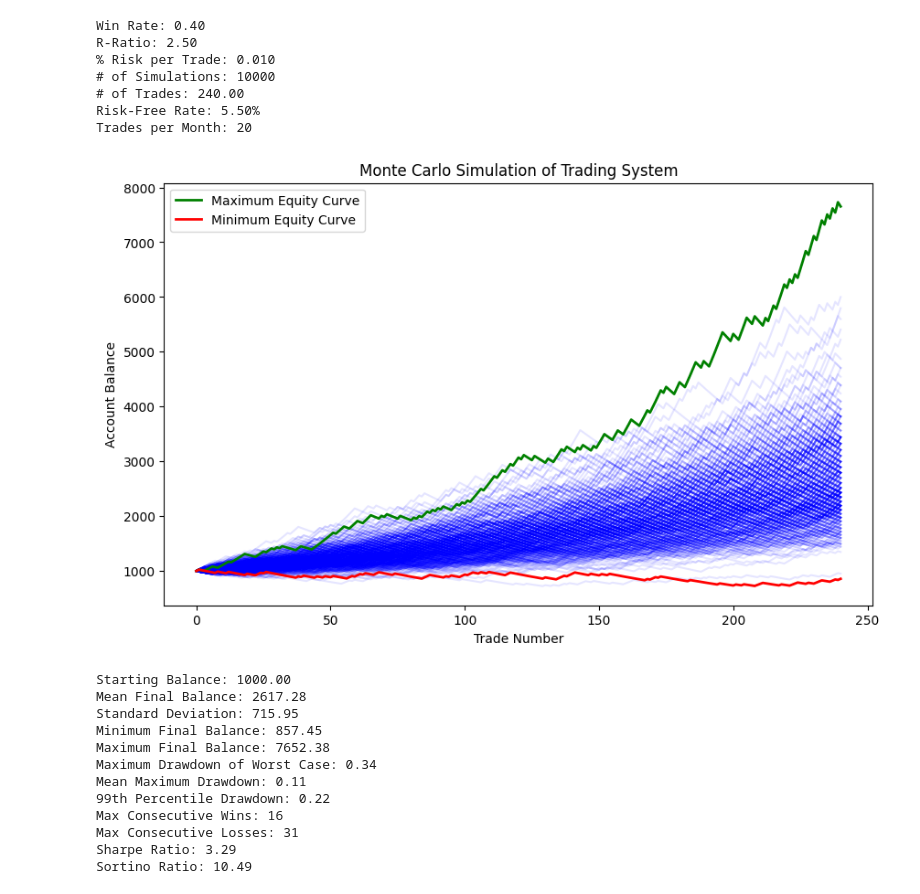
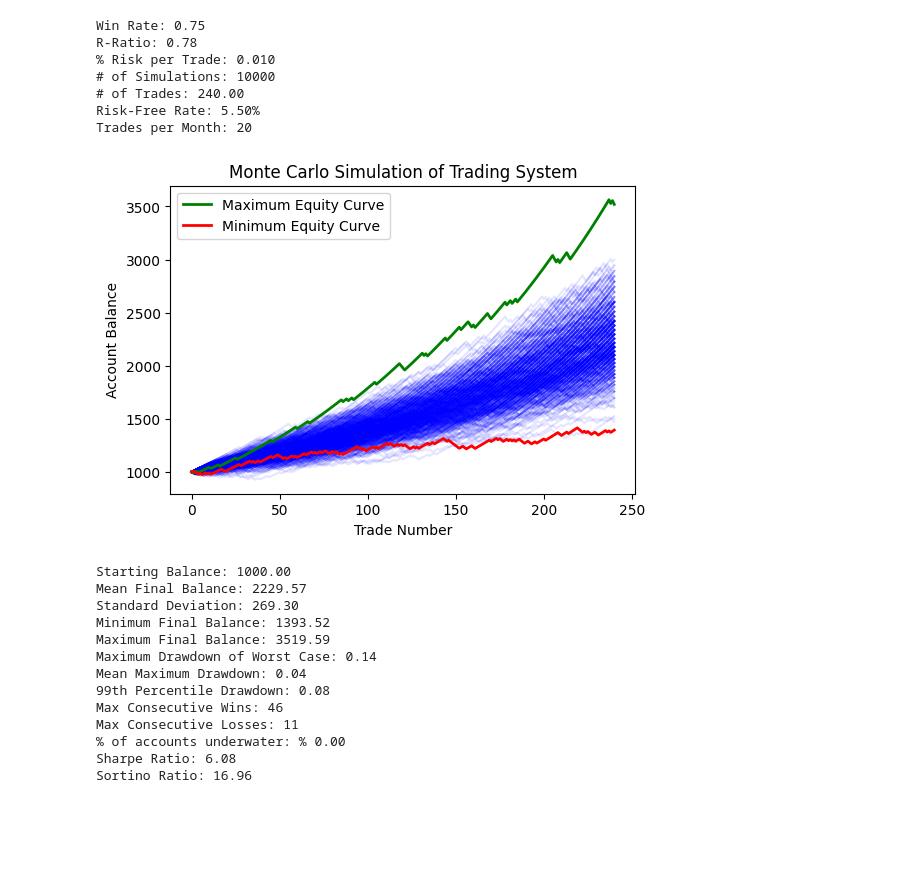
Before and after one commit to ergodique/Portfolio, a Jupyter notebook: Monte Carlo Simulation Equity Curve/monte_carlo_jupyter_version.ipynb, the cells around one changed output. Saved outputs shown, nothing was run; the diff lists cells and outputs as text; code cells hidden in the pictures; blank space fills up the shorter version.

Commit message:
mc % of accs underwater eklendi.

```diff
--- a/Monte Carlo Simulation Equity Curve/monte_carlo_jupyter_version.ipynb
+++ b/Monte Carlo Simulation Equity Curve/monte_carlo_jupyter_version.ipynb
@@ -34,6 +34,7 @@ def monte_carlo_simulation(win_rate, reward_to_risk, risk_per_trade, num_simulat
     all_monthly_returns = []
     max_consecutive_wins = []
     max_consecutive_losses = []
+    total_numof_account_underwater = 0
 
     start_balance = 1000
 
@@ -47,7 +48,7 @@ def monte_carlo_simulation(win_rate, reward_to_risk, risk_per_trade, num_simulat
         max_losses = 0
 
         for trade in range(1, num_trades + 1):
-            if np.random.rand() < win_rate:
+            if np.random.rand() <= win_rate:
                 # Win trade
                 balance += balance * risk_per_trade * reward_to_risk
                 consecutive_wins += 1
@@ -70,6 +71,9 @@ def monte_carlo_simulation(win_rate, reward_to_risk, risk_per_trade, num_simulat
 
             balances.append(balance)
 
+        if balance < start_balance:
+            total_numof_account_underwater += 1
+
         all_balances.append(balances)
         final_balances.append(balance)
         max_drawdowns.append(max(calculate_drawdown(balances)))
@@ -81,7 +85,7 @@ def monte_carlo_simulation(win_rate, reward_to_risk, risk_per_trade, num_simulat
     random_indices = random.sample(range(num_simulations), min(500, num_simulations))
 
     # Plot the results
-    plt.figure(figsize=(10, 6))
+    plt.figure(figsize=(6, 4))
     for idx in random_indices:
         plt.plot(all_balances[idx], color='blue', alpha=0.1)
 
@@ -108,55 +112,57 @@ def monte_carlo_simulation(win_rate, reward_to_risk, risk_per_trade, num_simulat
     print(f'99th Percentile Drawdown: {drawdown_99_percentile:.2f}')
     print(f'Max Consecutive Wins: {np.max(max_consecutive_wins)}')
     print(f'Max Consecutive Losses: {np.max(max_consecutive_losses)}')
+    print(f'% of accounts underwater: % {(total_numof_account_underwater/num_simulations*100):.2f}')
 
     # Flatten all monthly returns to calculate Sharpe and Sortino ratios
     all_monthly_returns_flat = np.concatenate(all_monthly_returns)
 
     sharpe_ratio = calculate_sharpe_ratio(all_monthly_returns_flat, risk_free_rate)
     sortino_ratio = calculate_sortino_ratio(all_monthly_returns_flat, risk_free_rate)
 
     print(f'Sharpe Ratio: {sharpe_ratio:.2f}')
     print(f'Sortino Ratio: {sortino_ratio:.2f}')
 
 # Example usage
-win_rate = 0.40  # put win rate here
-reward_to_risk = 2.5  # Reward to risk ratio
+win_rate = 0.75  # put win rate here
+reward_to_risk = 845.25/1084  # Reward to risk ratio
 risk_per_trade = 0.01  # Risking % of the trade
 num_simulations = 10000  # Run X number of simulations
 trades_per_month = 20  # Number of trades per month
 num_trades = 12*trades_per_month*1  # Each simulation runs for X trades
 
 risk_free_rate = 0.055  # Annual risk-free rate
 
 print(f'Win Rate: {win_rate:.2f}')
 print(f'R-Ratio: {reward_to_risk:.2f}')
 print(f'% Risk per Trade: {risk_per_trade:.3f}')
 print(f'# of Simulations: {num_simulations:.0f}')
 print(f'# of Trades: {num_trades:.2f}')
 print(f'Risk-Free Rate: {risk_free_rate:.2%}')
 print(f'Trades per Month: {trades_per_month}')
 
 monte_carlo_simulation(win_rate, reward_to_risk, risk_per_trade, num_simulations, num_trades, trades_per_month, risk_free_rate)
 # %% [output]
-Win Rate: 0.40
-R-Ratio: 2.50
+Win Rate: 0.75
+R-Ratio: 0.78
 % Risk per Trade: 0.010
 # of Simulations: 10000
 # of Trades: 240.00
 Risk-Free Rate: 5.50%
 Trades per Month: 20
-[figure, old version]
+[figure, new version]
 Starting Balance: 1000.00
-Mean Final Balance: 2617.28
-Standard Deviation: 715.95
-Minimum Final Balance: 857.45
-Maximum Final Balance: 7652.38
-Maximum Drawdown of Worst Case: 0.34
-Mean Maximum Drawdown: 0.11
-99th Percentile Drawdown: 0.22
-Max Consecutive Wins: 16
-Max Consecutive Losses: 31
-Sharpe Ratio: 3.29
-Sortino Ratio: 10.49
+Mean Final Balance: 2229.57
+Standard Deviation: 269.30
+Minimum Final Balance: 1393.52
+Maximum Final Balance: 3519.59
+Maximum Drawdown of Worst Case: 0.14
+Mean Maximum Drawdown: 0.04
+99th Percentile Drawdown: 0.08
+Max Consecutive Wins: 46
+Max Consecutive Losses: 11
+% of accounts underwater: % 0.00
+Sharpe Ratio: 6.08
+Sortino Ratio: 16.96
 # %%
 balance=100
```
Also changed, not shown: parts of 1 cell of this notebook.
